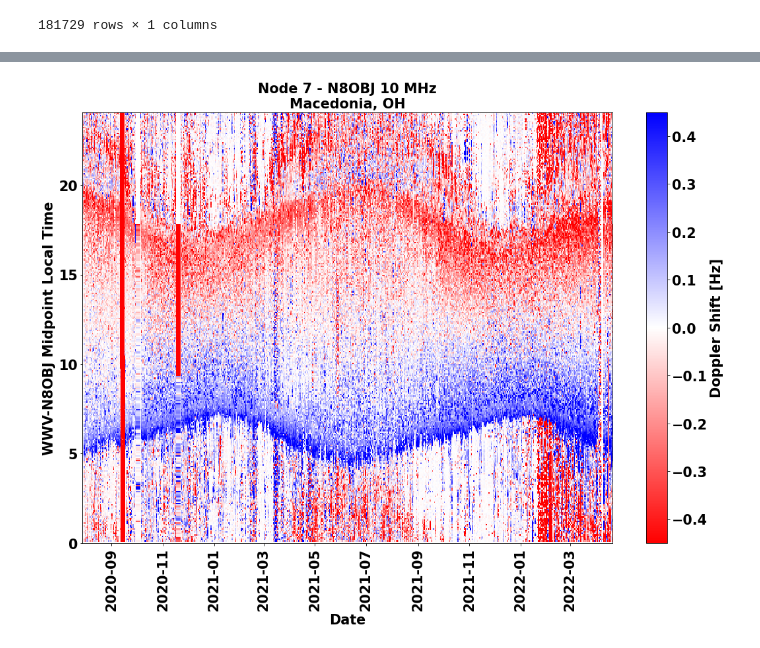
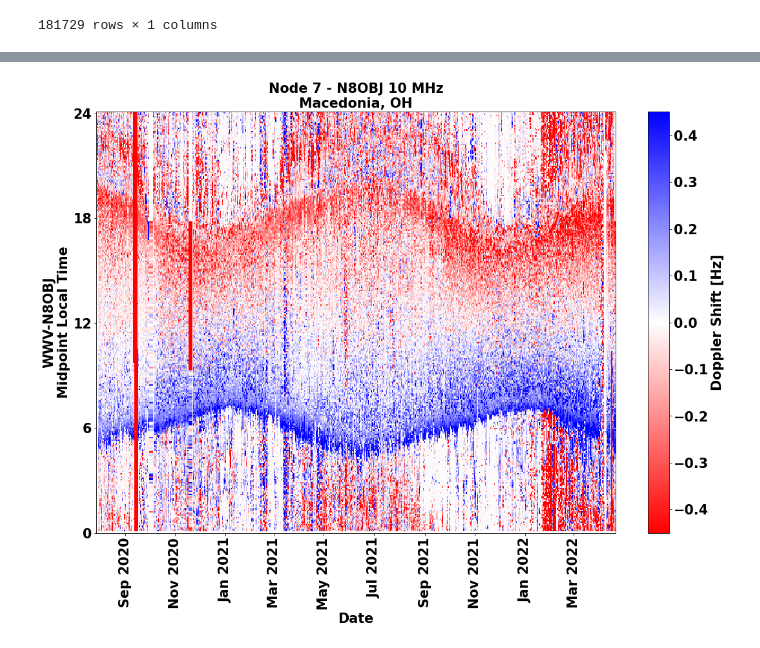
Before and after one commit to w2naf/cedar_eclipse_proposal_2022, a Jupyter notebook: N8OBJ Doppler.ipynb, the cells around one changed output, grey strips where cells are left out. Saved outputs shown, nothing was run; the diff lists cells and outputs as text; code cells hidden in the pictures.

```diff
--- a/N8OBJ Doppler.ipynb
+++ b/N8OBJ Doppler.ipynb
@@ -231,28 +245,35 @@ Filling doppler_slt_arr:   0%|
 # %%
 fig = plt.figure(figsize=(18,12))
 ax  = fig.add_subplot(111)
+ax.grid(False)
 
 xx = np.append(slt_days,slt_days[-1]+(slt_days[1]-slt_days[0]))
 yy = np.append(slt_bins,slt_bins[-1]+(slt_bins[1]-slt_bins[0]))
 cc = doppler_slt_arr.T
 
 vmin  = -0.45
 vmax  =  0.45
 
 pcoll = ax.pcolormesh(xx,yy,cc,vmin=vmin,vmax=vmax,cmap='bwr_r')
 cbar  = plt.colorbar(pcoll,label='Doppler Shift [Hz]')
 
+formatter = mpl.dates.DateFormatter('%b %Y')
+ax.xaxis.set_major_formatter(formatter)
+
 for label in ax.get_xticklabels(which='major'):
     label.set(rotation=90, horizontalalignment='center')
+
+yticks = np.arange(0,25,6)
+ax.set_yticks(yticks)
 
 title = []
 title.append('Node 7 - N8OBJ 10 MHz')
 title.append('Macedonia, OH')
 ax.set_title('\n'.join(title))
 
 ax.set_xlabel('Date')
-ax.set_ylabel('WWV-N8OBJ Midpoint Local Time')
+ax.set_ylabel('WWV-N8OBJ\nMidpoint Local Time')
 
 plt.show()
 # %% [output]
-[figure, old version]
+[figure, new version]
```
Also changed, not shown: parts of 2 cells of this notebook.
